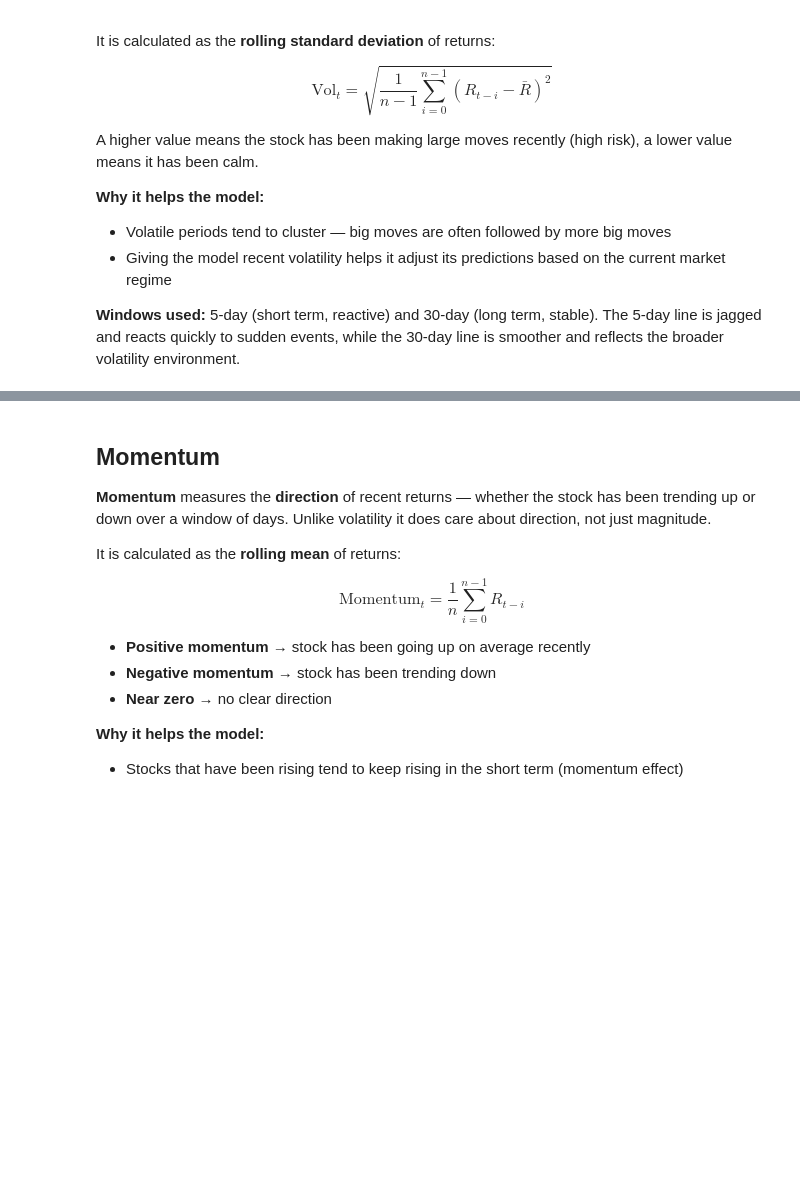
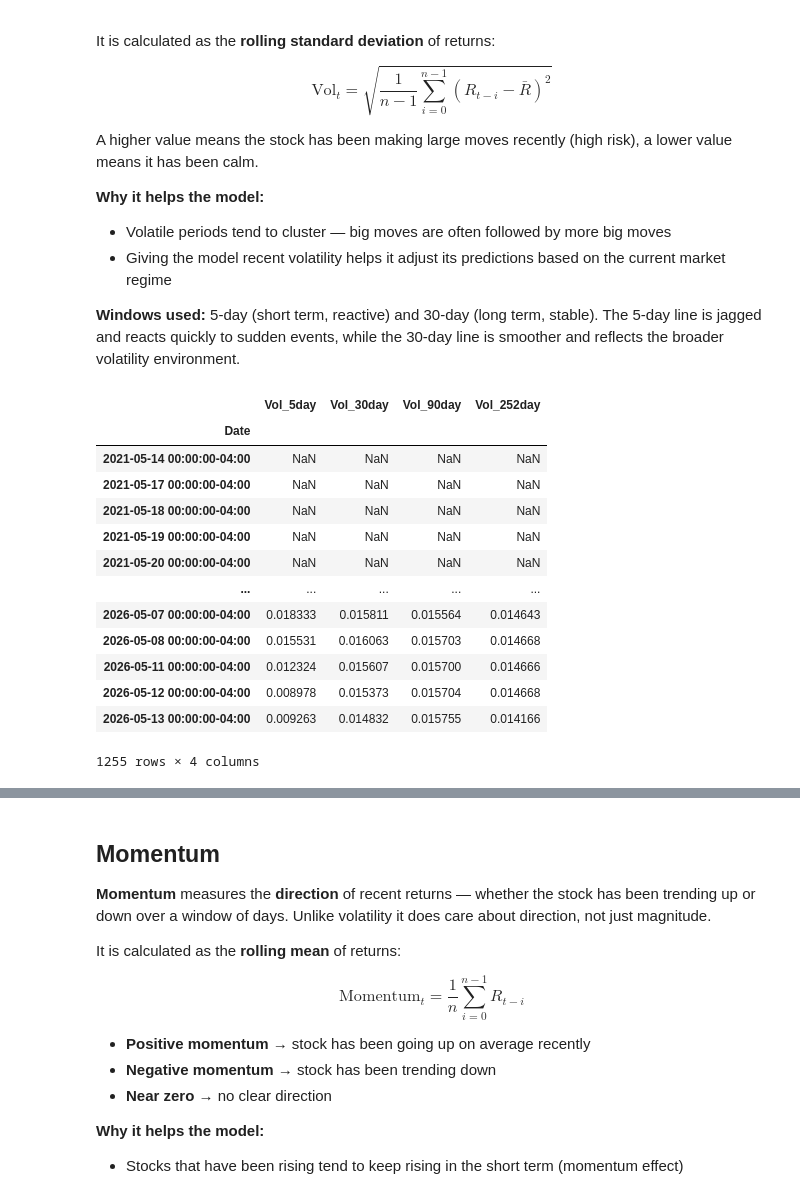
Before and after one commit to thehiaguy/StockReturnPred, a Jupyter notebook: notebooks/01_eda.ipynb, the cells around one changed output, grey strips where cells are left out. Saved outputs shown, nothing was run; the diff lists cells and outputs as text; code cells hidden in the pictures; blank space fills up the shorter version.

```diff
--- a/notebooks/01_eda.ipynb
+++ b/notebooks/01_eda.ipynb
@@ -150,7 +216,22 @@ A higher value means the stock has been making large moves recently (high risk),
 **Windows used:** 5-day (short term, reactive) and 30-day (long term, stable). The 5-day line is jagged and reacts quickly to sudden events, while the 30-day line is smoother and reflects the broader volatility environment.
 # %%
 #printing out as grids for sanity check
-history[['Vol_5day','Vol_10day','Vol_15day','Vol_30day']]
+history[['Vol_5day','Vol_30day','Vol_90day','Vol_252day']]
+# %% [output]
+|  | Vol_5day | Vol_30day | Vol_90day | Vol_252day |
+| Date |  |  |  |  |
+| 2021-05-14 00:00:00-04:00 | NaN | NaN | NaN | NaN |
+| 2021-05-17 00:00:00-04:00 | NaN | NaN | NaN | NaN |
+| 2021-05-18 00:00:00-04:00 | NaN | NaN | NaN | NaN |
+| 2021-05-19 00:00:00-04:00 | NaN | NaN | NaN | NaN |
+| 2021-05-20 00:00:00-04:00 | NaN | NaN | NaN | NaN |
+| ... | ... | ... | ... | ... |
+| 2026-05-07 00:00:00-04:00 | 0.018333 | 0.015811 | 0.015564 | 0.014643 |
+| 2026-05-08 00:00:00-04:00 | 0.015531 | 0.016063 | 0.015703 | 0.014668 |
+| 2026-05-11 00:00:00-04:00 | 0.012324 | 0.015607 | 0.015700 | 0.014666 |
+| 2026-05-12 00:00:00-04:00 | 0.008978 | 0.015373 | 0.015704 | 0.014668 |
+| 2026-05-13 00:00:00-04:00 | 0.009263 | 0.014832 | 0.015755 | 0.014166 |
+1255 rows × 4 columns
 # %%
 plt.figure(figsize=(12,4))
 plt.plot(history['Vol_5day'],label='Volatility of 5 days',alpha=0.7)
```
Also changed, not shown: parts of 13 cells of this notebook, 5 other files.
